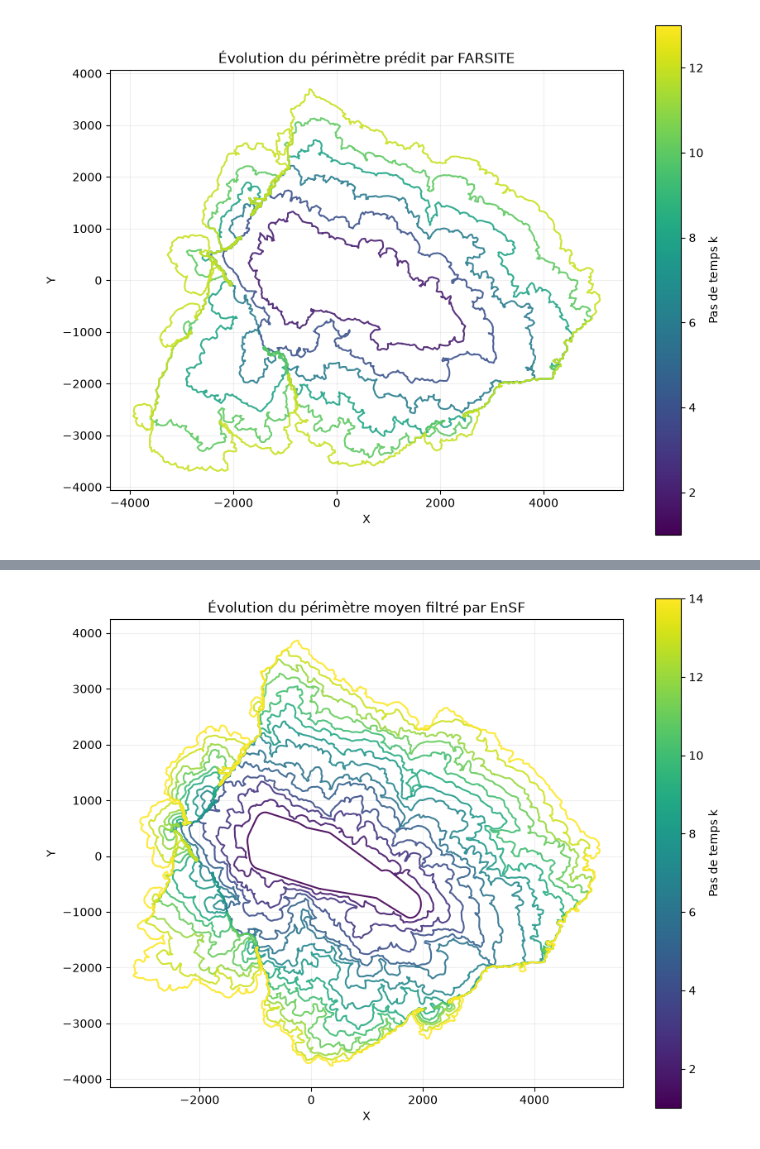
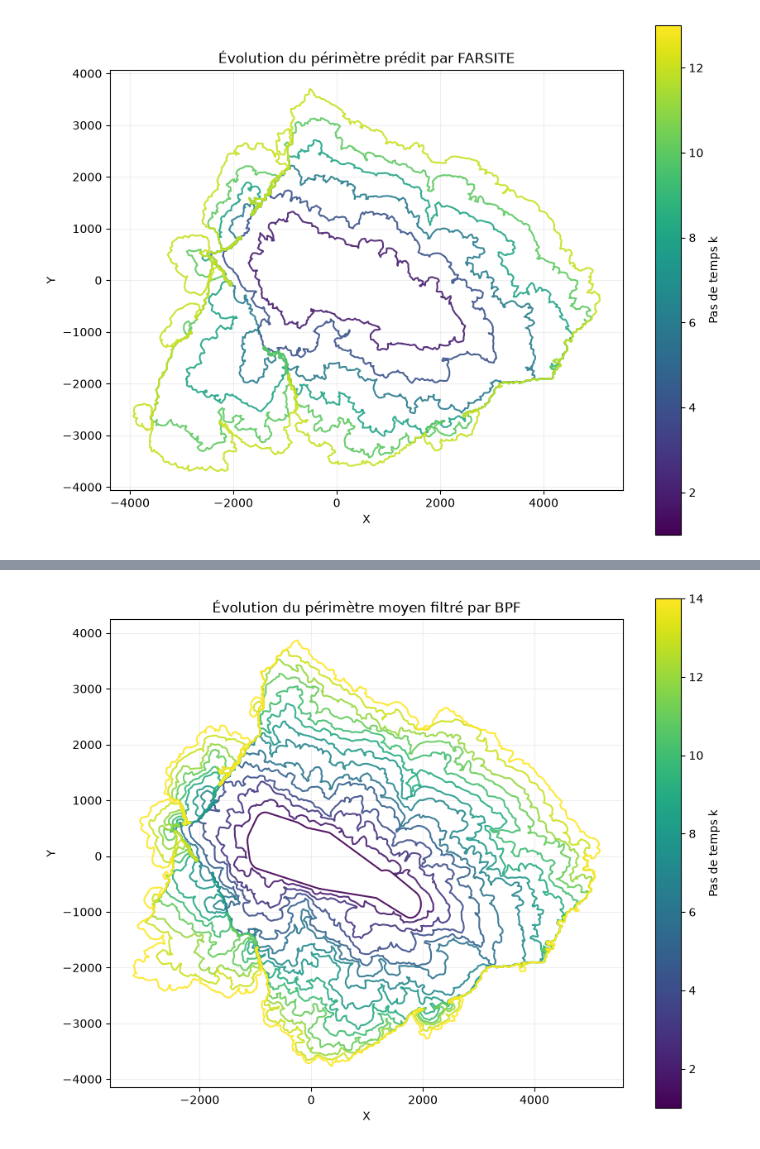
Before and after one commit to Gabriel-PEZ/SMC-WildFire, a Jupyter notebook: notebooks/ensf_bpf.ipynb, the cells around one changed output, grey strips where cells are left out. Drawn from its saved outputs; the diff is of its cells as text; code cells hidden in the pictures.

Commit message:
ajout plot ensf vs bpf vs farsite

```diff
--- a/notebooks/ensf_bpf.ipynb
+++ b/notebooks/ensf_bpf.ipynb
@@ -208,37 +170,37 @@ observations_bpf, filtered_particles_bpf, log_W, log_ESS_hist = run_bpf(
 )
 # %%
 """
-Plot de l'évolution de l'EnSF avec moyenne des particules pour chaque pas de temps
+Plot de l'évolution du BPF avec moyenne des particules pour chaque pas de temps
 """
 
 fig, ax = plt.subplots(figsize=(10, 8))
 
 cmap = plt.colormaps["viridis"]
 norm = plt.Normalize(vmin=1, vmax=len(filtered_particles_bpf))
 
 for k, particles in enumerate(filtered_particles_bpf, start=1):
     mean_filtered = particles.mean(axis=0).reshape(-1, 2)
 
     # Fermer le périmètre
     closed = np.vstack([mean_filtered, mean_filtered[0]])
 
     ax.plot(
         closed[:, 0],
         closed[:, 1],
         color=cmap(norm(k)),
         linewidth=1.5,
         alpha=0.9
     )
 
 sm = plt.cm.ScalarMappable(norm=norm, cmap=cmap)
 fig.colorbar(sm, ax=ax, label="Pas de temps k")
 
 ax.set_aspect("equal")
 ax.set_xlabel("X")
 ax.set_ylabel("Y")
-ax.set_title("Évolution du périmètre moyen filtré par EnSF")
+ax.set_title("Évolution du périmètre moyen filtré par BPF")
 ax.grid(alpha=0.2)
 
 plt.show()
 # %% [output]
-[figure, old version]
+[figure, new version]
```
Also changed, not shown: parts of 2 cells of this notebook.
